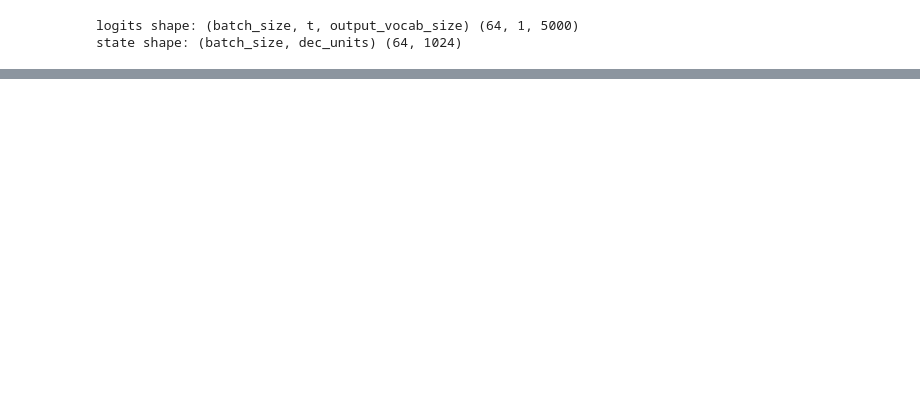
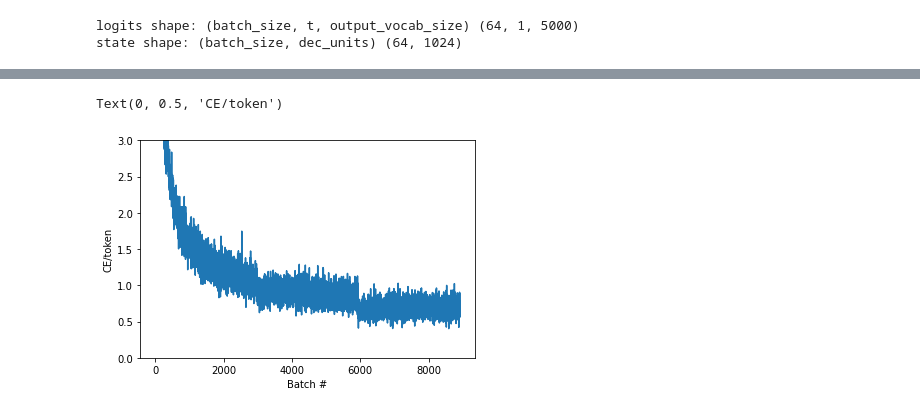
Before and after one commit to KimHS0915/hands-on-ml, a Jupyter notebook: 16/exercise_neural_machine_translation_with_attention.ipynb, the cells around one changed output, grey strips where cells are left out. Saved outputs shown, nothing was run; the diff lists cells and outputs as text; code cells hidden in the pictures; blank space fills up the shorter version.

Commit message:
Train the model

```diff
--- a/16/exercise_neural_machine_translation_with_attention.ipynb
+++ b/16/exercise_neural_machine_translation_with_attention.ipynb
@@ -601,0 +602,19 @@ plt.plot(losses)
+# %%
+class BatchLogs(keras.callbacks.Callback):
+    def __init__(self, key):
+        self.key = key
+        self.logs = []
+
+    def on_train_batch_end(self, n, logs):
+        self.logs.append(logs[self.key])
+# %%
+train_translator = TrainTranslator(
+    embedding_dim, units,
+    input_text_processor=input_text_processor,
+    output_text_processor=output_text_processor)
+
+train_translator.compile(
+    optimizer=tf.optimizers.Adam(),
+    loss=MaskedLoss())
+
+batch_loss = BatchLogs('batch_loss')
@@ -601,0 +632,8 @@ plt.plot(losses)
+# %%
+plt.plot(batch_loss.logs)
+plt.ylim([0, 3])
+plt.xlabel('Batch #')
+plt.ylabel('CE/token')
+# %% [output]
+Text(0, 0.5, 'CE/token')
+[figure, added]
```
Also changed, not shown: parts of 29 cells of this notebook.
